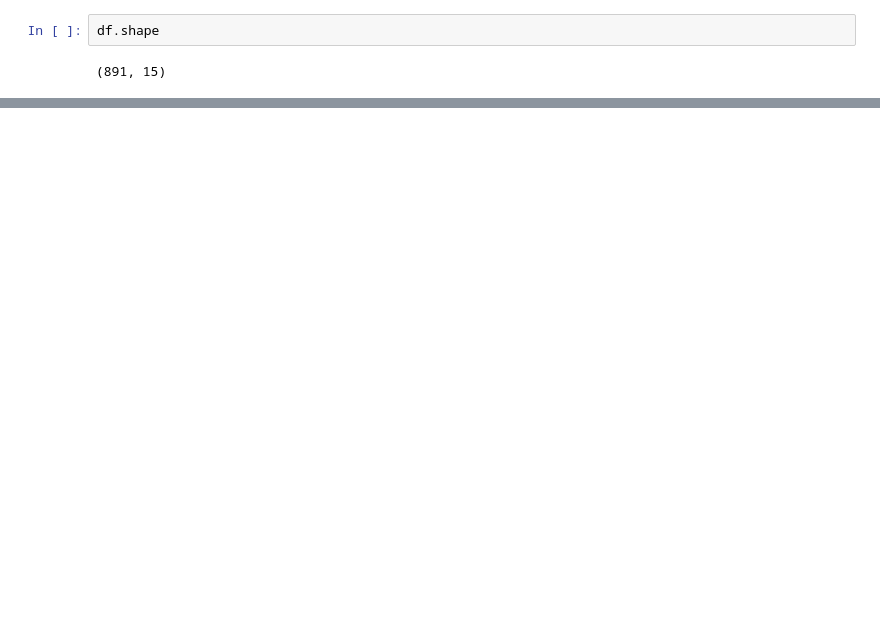
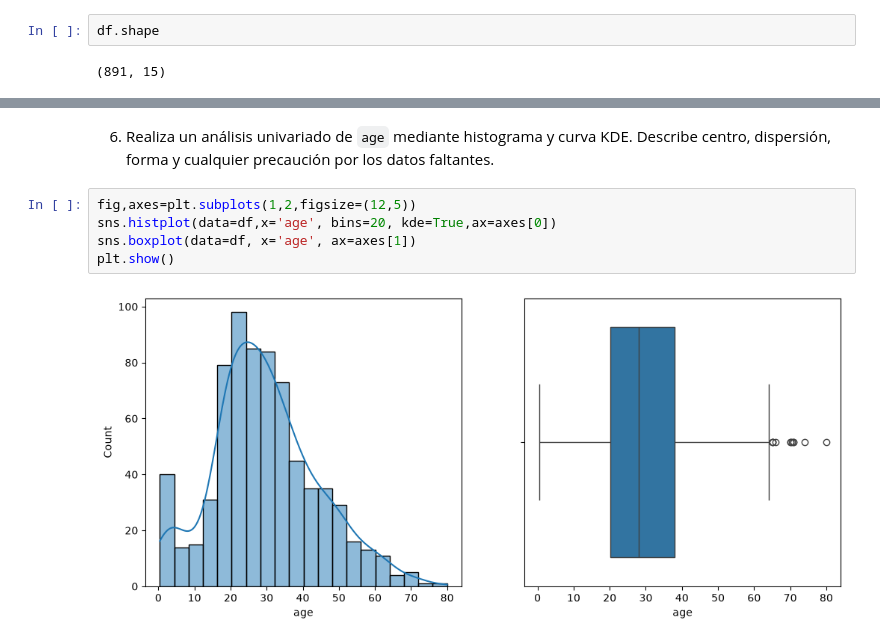
Before and after one commit to alfignacios-spec/DataScience, a Jupyter notebook: 31_ejercicio_EDA.ipynb, the cells around one changed output, grey strips where cells are left out. Cells and saved outputs as stored; diff of their text form; blank space fills up the shorter version.

```diff
--- a/31_ejercicio_EDA.ipynb
+++ b/31_ejercicio_EDA.ipynb
@@ -27,0 +142,10 @@ df.info()
+# %% [markdown]
+6. Realiza un análisis univariado de `age` mediante histograma y curva KDE. Describe centro,
+dispersión, forma y cualquier precaución por los datos faltantes.
+# %%
+fig,axes=plt.subplots(1,2,figsize=(12,5))
+sns.histplot(data=df,x='age', bins=20, kde=True,ax=axes[0])
+sns.boxplot(data=df, x='age', ax=axes[1])
+plt.show()
+# %% [output]
+[figure, added]
```
Also changed, not shown: parts of 54 cells of this notebook, 3 other files.
